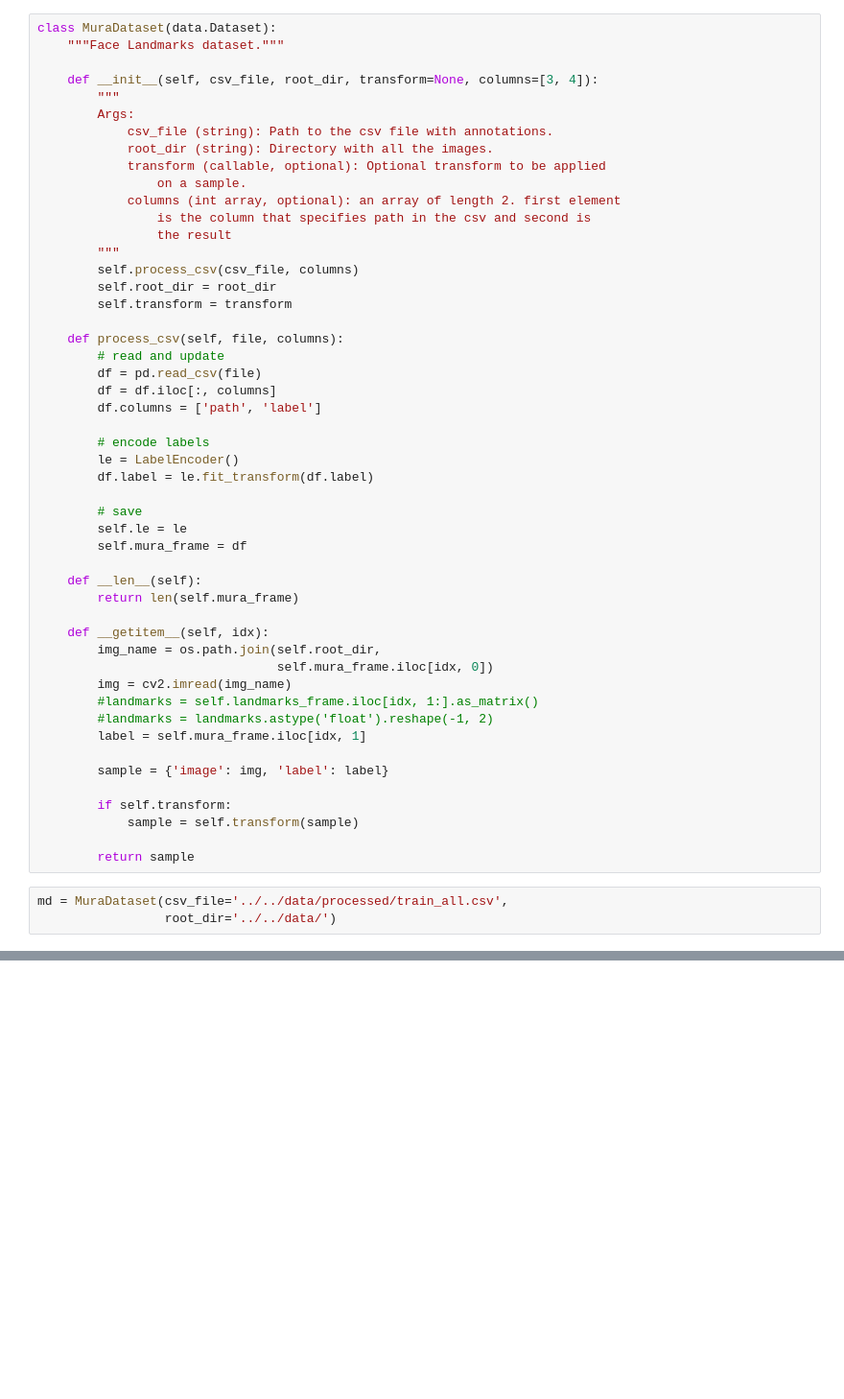
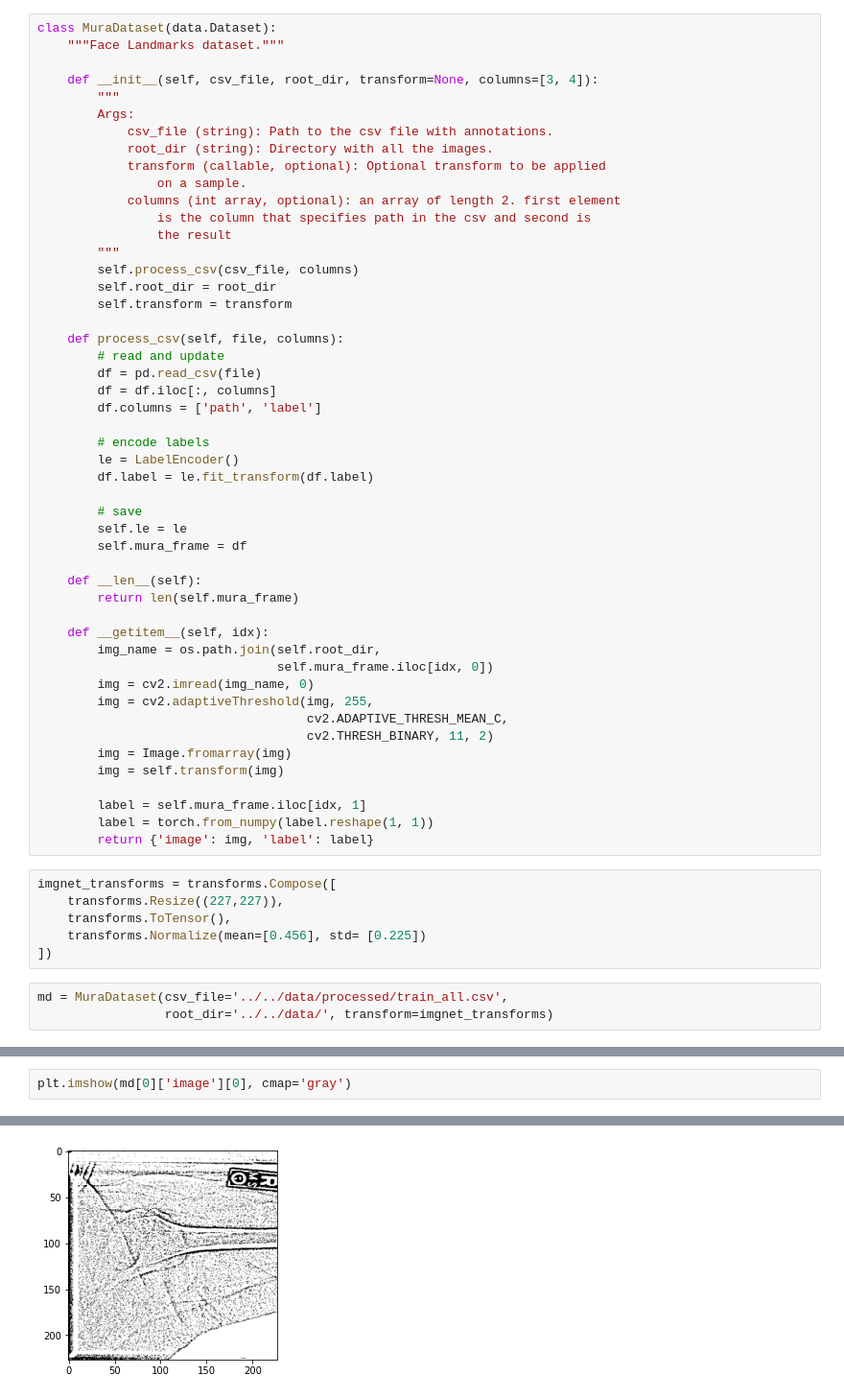
Before and after one commit to darkestfloyd/DS5220Project, a Jupyter notebook: notebooks/study_train/study_classification.ipynb, the cells around one changed output, grey strips where cells are left out. Shown: that part at 96% size. Saved outputs shown, nothing was run; the diff lists cells and outputs as text; blank space fills up the shorter version.

Commit message:
Add thresholding and transform to imagenet specs

```diff
--- a/notebooks/study_train/study_classification.ipynb
+++ b/notebooks/study_train/study_classification.ipynb
@@ -45,18 +50,23 @@ class MuraDataset(data.Dataset):
     def __getitem__(self, idx):
         img_name = os.path.join(self.root_dir,
                                 self.mura_frame.iloc[idx, 0])
-        img = cv2.imread(img_name)
-        #landmarks = self.landmarks_frame.iloc[idx, 1:].as_matrix()
-        #landmarks = landmarks.astype('float').reshape(-1, 2)
+        img = cv2.imread(img_name, 0)
+        img = cv2.adaptiveThreshold(img, 255,
+                                    cv2.ADAPTIVE_THRESH_MEAN_C,
+                                    cv2.THRESH_BINARY, 11, 2)
+        img = Image.fromarray(img)
+        img = self.transform(img)
+
         label = self.mura_frame.iloc[idx, 1]
-
-        sample = {'image': img, 'label': label}
-
-        if self.transform:
-            sample = self.transform(sample)
-
-        return sample
+        label = torch.from_numpy(label.reshape(1, 1))
+        return {'image': img, 'label': label}
+# %%
+imgnet_transforms = transforms.Compose([
+    transforms.Resize((227,227)),
+    transforms.ToTensor(),
+    transforms.Normalize(mean=[0.456], std= [0.225])
+])
 # %%
 md = MuraDataset(csv_file='../../data/processed/train_all.csv',
-                 root_dir='../../data/')
+                 root_dir='../../data/', transform=imgnet_transforms)
 # %%
@@ -81,0 +76,3 @@ md[0]
+# %%
+plt.imshow(md[0]['image'][0], cmap='gray')
+# %% [output]
@@ -81,0 +80 @@ md[0]
+[figure, added]
```
Also changed, not shown: parts of 3 cells of this notebook.
